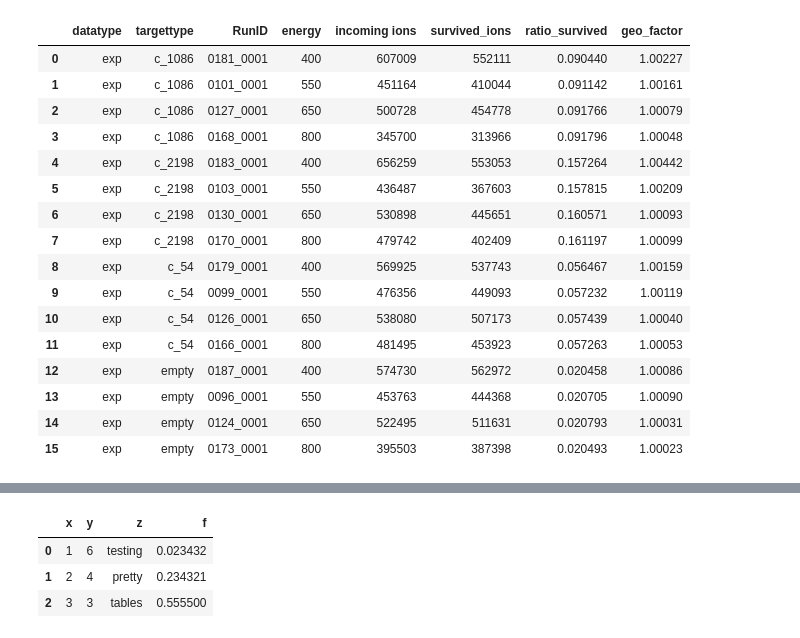
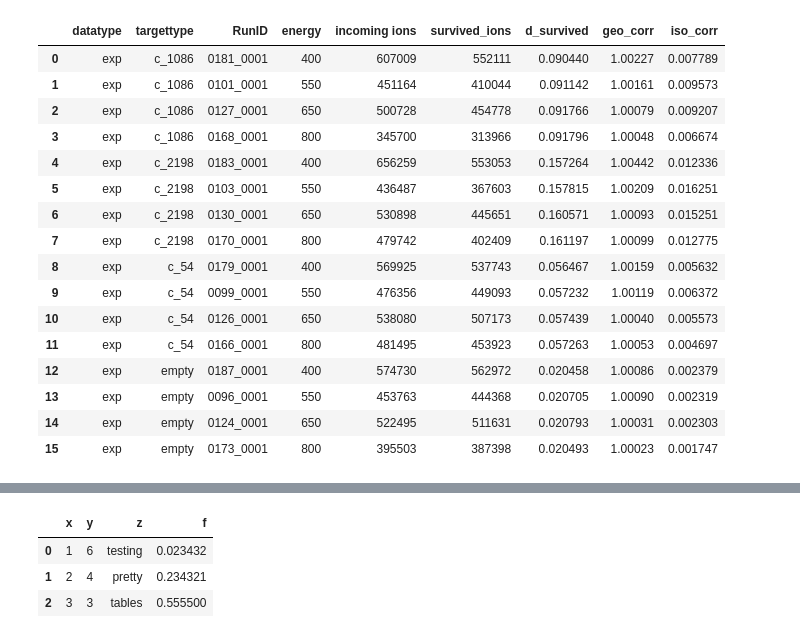
Before and after one commit to jenegger/r3bweek24_gsi, a Jupyter notebook: overview_cross_section.ipynb, the cells around one changed output, grey strips where cells are left out. Saved outputs shown, nothing was run; the diff lists cells and outputs as text; code cells hidden in the pictures.

```diff
--- a/overview_cross_section.ipynb
+++ b/overview_cross_section.ipynb
@@ -8,31 +8,35 @@ import copy
 # %%
 filename ='cc_cross_section_no_corr.txt'
 df = pd.read_csv(filename,sep='\t',names=["datatype","targettype","RunID","energy","incoming ions","survived_ions"])
-df["ratio_survived"] = 1-df["survived_ions"]/df["incoming ions"]
-df.style.hide_index()
+df["d_survived"] = 1-df["survived_ions"]/df["incoming ions"]
+df.style.hide(axis="index")
 geo_filename = "result_geo_corr_factor.txt"
-df_geo = pd.read_csv(geo_filename,sep="\t",names=["datatype","targettype","RunID","energy","geo_factor"])
-df_geo.style.hide_index()
+df_geo = pd.read_csv(geo_filename,sep="\t",names=["datatype","targettype","RunID","energy","geo_corr"])
+df_geo.style.hide(axis="index")
 result_geo = pd.merge(df, df_geo,how="inner",on=["RunID","datatype","targettype","energy"])
-result_geo
+iso_filename = "final_iso_corr_cac_combined.txt"
+df_iso = pd.read_csv(iso_filename,sep="\t",names=["datatype","targettype","RunID","energy","iso_corr"])
+df_iso.style.hide(axis="index")
+result = pd.merge(result_geo,df_iso,how="inner",on=["RunID","datatype","targettype","energy"])
+result
 # %% [output]
-|  | datatype | targettype | RunID | energy | incoming ions | survived_ions | ratio_survived | geo_factor |
-| 0 | exp | c_1086 | 0181_0001 | 400 | 607009 | 552111 | 0.090440 | 1.00227 |
-| 1 | exp | c_1086 | 0101_0001 | 550 | 451164 | 410044 | 0.091142 | 1.00161 |
-| 2 | exp | c_1086 | 0127_0001 | 650 | 500728 | 454778 | 0.091766 | 1.00079 |
-| 3 | exp | c_1086 | 0168_0001 | 800 | 345700 | 313966 | 0.091796 | 1.00048 |
-| 4 | exp | c_2198 | 0183_0001 | 400 | 656259 | 553053 | 0.157264 | 1.00442 |
-| 5 | exp | c_2198 | 0103_0001 | 550 | 436487 | 367603 | 0.157815 | 1.00209 |
-| 6 | exp | c_2198 | 0130_0001 | 650 | 530898 | 445651 | 0.160571 | 1.00093 |
-| 7 | exp | c_2198 | 0170_0001 | 800 | 479742 | 402409 | 0.161197 | 1.00099 |
-| 8 | exp | c_54 | 0179_0001 | 400 | 569925 | 537743 | 0.056467 | 1.00159 |
-| 9 | exp | c_54 | 0099_0001 | 550 | 476356 | 449093 | 0.057232 | 1.00119 |
-| 10 | exp | c_54 | 0126_0001 | 650 | 538080 | 507173 | 0.057439 | 1.00040 |
-| 11 | exp | c_54 | 0166_0001 | 800 | 481495 | 453923 | 0.057263 | 1.00053 |
-| 12 | exp | empty | 0187_0001 | 400 | 574730 | 562972 | 0.020458 | 1.00086 |
-| 13 | exp | empty | 0096_0001 | 550 | 453763 | 444368 | 0.020705 | 1.00090 |
-| 14 | exp | empty | 0124_0001 | 650 | 522495 | 511631 | 0.020793 | 1.00031 |
-| 15 | exp | empty | 0173_0001 | 800 | 395503 | 387398 | 0.020493 | 1.00023 |
+|  | datatype | targettype | RunID | energy | incoming ions | survived_ions | d_survived | geo_corr | iso_corr |
+| 0 | exp | c_1086 | 0181_0001 | 400 | 607009 | 552111 | 0.090440 | 1.00227 | 0.007789 |
+| 1 | exp | c_1086 | 0101_0001 | 550 | 451164 | 410044 | 0.091142 | 1.00161 | 0.009573 |
+| 2 | exp | c_1086 | 0127_0001 | 650 | 500728 | 454778 | 0.091766 | 1.00079 | 0.009207 |
+| 3 | exp | c_1086 | 0168_0001 | 800 | 345700 | 313966 | 0.091796 | 1.00048 | 0.006674 |
+| 4 | exp | c_2198 | 0183_0001 | 400 | 656259 | 553053 | 0.157264 | 1.00442 | 0.012336 |
+| 5 | exp | c_2198 | 0103_0001 | 550 | 436487 | 367603 | 0.157815 | 1.00209 | 0.016251 |
+| 6 | exp | c_2198 | 0130_0001 | 650 | 530898 | 445651 | 0.160571 | 1.00093 | 0.015251 |
+| 7 | exp | c_2198 | 0170_0001 | 800 | 479742 | 402409 | 0.161197 | 1.00099 | 0.012775 |
+| 8 | exp | c_54 | 0179_0001 | 400 | 569925 | 537743 | 0.056467 | 1.00159 | 0.005632 |
+| 9 | exp | c_54 | 0099_0001 | 550 | 476356 | 449093 | 0.057232 | 1.00119 | 0.006372 |
+| 10 | exp | c_54 | 0126_0001 | 650 | 538080 | 507173 | 0.057439 | 1.00040 | 0.005573 |
+| 11 | exp | c_54 | 0166_0001 | 800 | 481495 | 453923 | 0.057263 | 1.00053 | 0.004697 |
+| 12 | exp | empty | 0187_0001 | 400 | 574730 | 562972 | 0.020458 | 1.00086 | 0.002379 |
+| 13 | exp | empty | 0096_0001 | 550 | 453763 | 444368 | 0.020705 | 1.00090 | 0.002319 |
+| 14 | exp | empty | 0124_0001 | 650 | 522495 | 511631 | 0.020793 | 1.00031 | 0.002303 |
+| 15 | exp | empty | 0173_0001 | 800 | 395503 | 387398 | 0.020493 | 1.00023 | 0.001747 |
 # %%
 new_density = 1.851
 T_2198 = (new_density)*(2.1928)*(6.02214076)*(pow(10,23))/(12.011);
```
Also changed, not shown: parts of 5 cells of this notebook, 2 other files.
